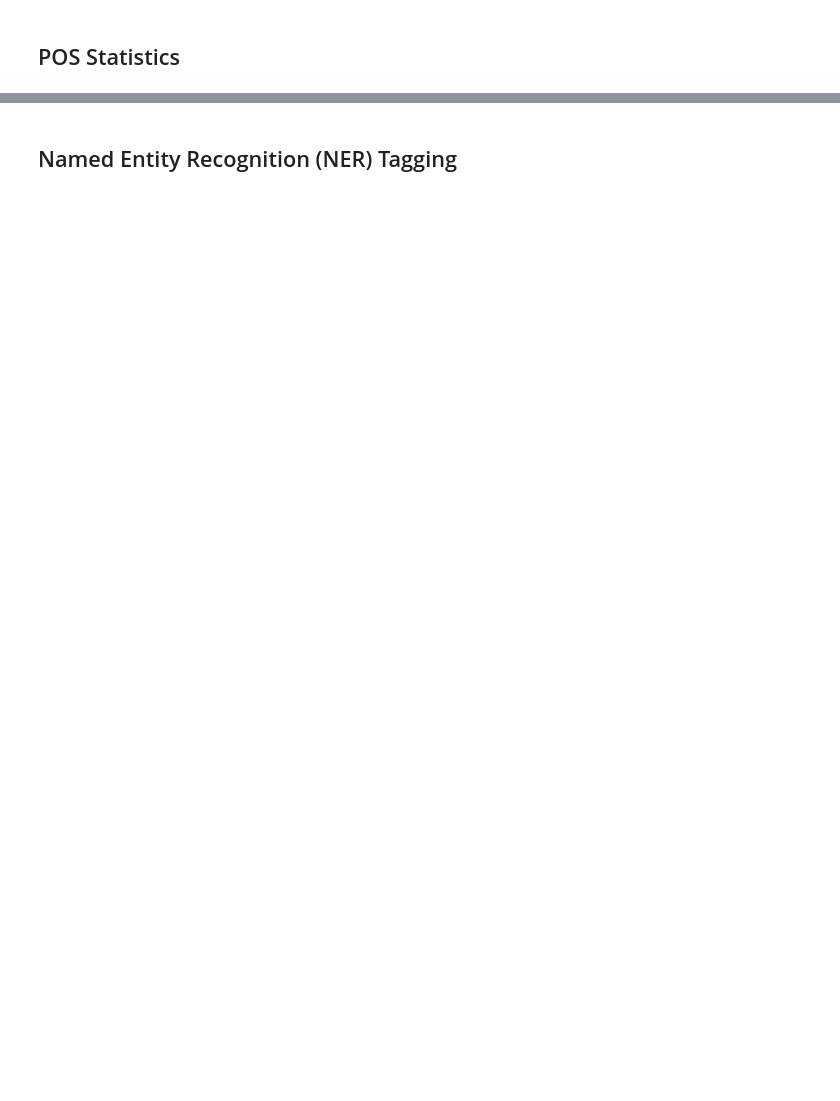
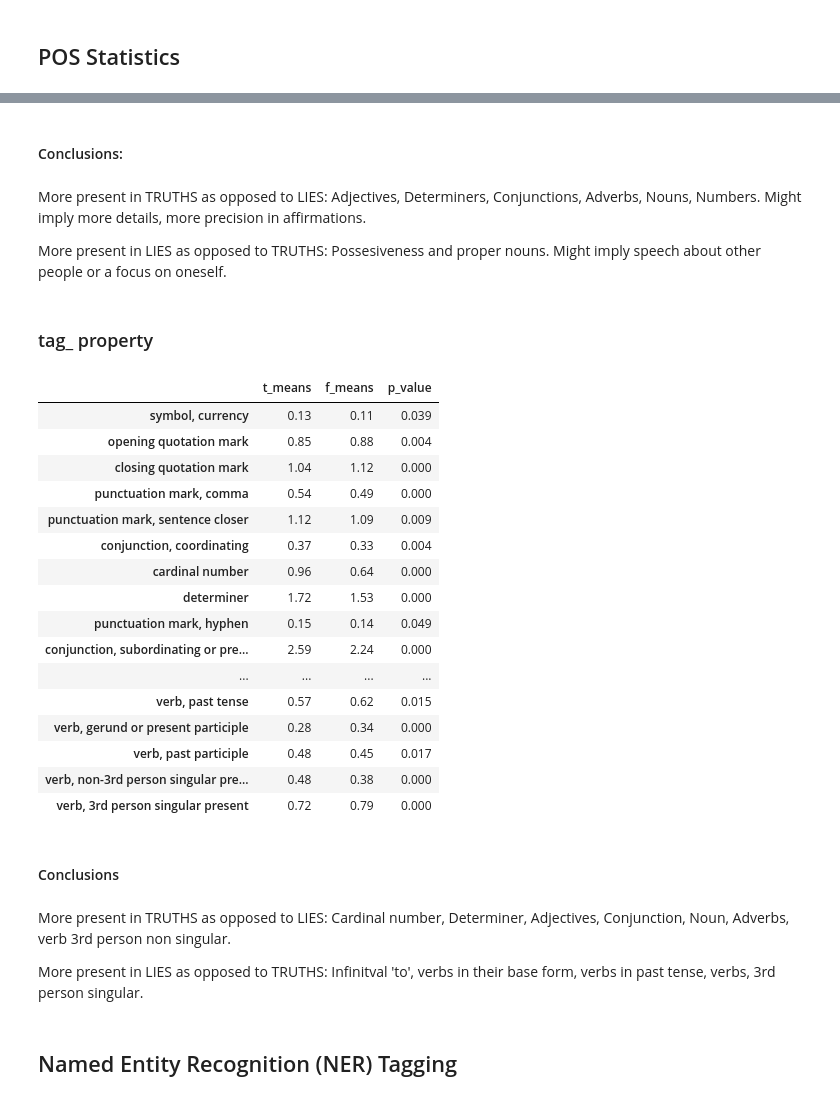
Before and after one commit to the-sergiu/TruthDetection, a Jupyter notebook: 6_AdvancedPOS_NER_SD_WC.ipynb, the cells around one changed output, grey strips where cells are left out. Cells and saved outputs as stored; diff of their text form; code cells hidden in the pictures; blank space fills up the shorter version.

```diff
--- a/6_AdvancedPOS_NER_SD_WC.ipynb
+++ b/6_AdvancedPOS_NER_SD_WC.ipynb
@@ -164,7 +169,9 @@ def tag_tagger(text):
     return tagged_text
 # %%
 # Apply the tagger on statements and store the results in a new column
-df["specific_pos_tags"] = df["statement"].apply(tag_tagger)
+# We use Swifter to parallelize operations. Should take around a few minutes (depending on number of cores)
+
+df["specific_pos_tags"] = df["statement"].swifter.apply(tag_tagger)
 # %%
 # Check that the data was transformed correctly
 df[["specific_pos_tags"]][0:5]
@@ -298,9 +308,10 @@ def dot_pos_counter(text, p):
     return pos.count(p)
 # %%
 # loop through the list of .pos_ tags and create new columns with counts for each tag
-# this takes several minutes
+# We use Swifter to parallelize operations. Should take less than 30 minutes (depending on number of cores)
+# We iterate through the 53 entries of the pos_ attribute
+
 for p in dot_pos_list:
-    # df[p] = df.statement.apply(lambda x : proper_nouns(x, p)) #this works; check if below works in 2nd run
-    df[("pos_"+mydict_pos[p])] = df["statement"].apply(lambda x : dot_pos_counter(x, p))
+    df[("pos_"+mydict_pos[p])] = df["statement"].swifter.apply(lambda x : dot_pos_counter(x, p))
 # %%
 def dot_tag_counter(text, t):
@@ -312,10 +326,11 @@ def dot_tag_counter(text, t):
     return tg.count(t)
 # %%
 # loop through the list of .tag_ tags and create new columns with counts for each tag
-# this takes several minutes
+# We use Swifter to parallelize operations. Should take about 2 hours (depending on number of cores)
+# We iterate through the 53 entries of the tag_ attribute
+
 for t in dot_tag_list:
-    # df[p] = df.statement.apply(lambda x : proper_nouns(x, p)) #this works; check if below works in 2nd run
-    df[("tag_"+mydict_tag[t])] = df.statement.apply(lambda x : dot_tag_counter(x, t))
+    df[("tag_"+str(mydict_tag[t]))] = df["statement"].swifter.apply(lambda x : dot_tag_counter(x, t))
 # %%
 # to see df in full
 pd.set_option('display.max_columns', 200)
@@ -336,8 +354,9 @@ def df_tvsf(tag_type, column_dict, index_list):
     for x in index_list:
 
         # t & f variables
-        truths = df[df['veracity'] == 1][tag_type+column_dict[x]]
-        falsehoods = df[df['veracity'] == 0][tag_type+column_dict[x]]
+
+        truths = df[df['veracity'] == 1][tag_type+str(column_dict[x])]
+        falsehoods = df[df['veracity'] == 0][tag_type+str(column_dict[x])]
 
         # means
         truths_mean = round(truths.mean(), 2)
@@ -360,3 +395,39 @@ dot_pos_df[dot_pos_df.p_value < 0.05]
+# %% [markdown]
+#### Conclusions:
+# %% [markdown]
+More present in TRUTHS as opposed to LIES: Adjectives, Determiners, Conjunctions, Adverbs, Nouns, Numbers. Might imply more details, more precision in affirmations.
+
+More present in LIES as opposed to TRUTHS: Possesiveness and proper nouns. Might imply speech about other people or a focus on oneself.
+# %% [markdown]
+### tag_ property
+# %%
+# return df with probability values that approach or are significant
+dot_pos_df = df_tvsf("tag_", mydict_tag, dot_tag_list)
+dot_pos_df[dot_pos_df.p_value < 0.05]
+# %% [output]
+|  | t_means | f_means | p_value |
+| symbol, currency | 0.13 | 0.11 | 0.039 |
+| opening quotation mark | 0.85 | 0.88 | 0.004 |
+| closing quotation mark | 1.04 | 1.12 | 0.000 |
+| punctuation mark, comma | 0.54 | 0.49 | 0.000 |
+| punctuation mark, sentence closer | 1.12 | 1.09 | 0.009 |
+| conjunction, coordinating | 0.37 | 0.33 | 0.004 |
+| cardinal number | 0.96 | 0.64 | 0.000 |
+| determiner | 1.72 | 1.53 | 0.000 |
+| punctuation mark, hyphen | 0.15 | 0.14 | 0.049 |
+| conjunction, subordinating or pre... | 2.59 | 2.24 | 0.000 |
+| ... | ... | ... | ... |
+| verb, past tense | 0.57 | 0.62 | 0.015 |
+| verb, gerund or present participle | 0.28 | 0.34 | 0.000 |
+| verb, past participle | 0.48 | 0.45 | 0.017 |
+| verb, non-3rd person singular pre... | 0.48 | 0.38 | 0.000 |
+| verb, 3rd person singular present | 0.72 | 0.79 | 0.000 |
+# %% [markdown]
+#### Conclusions
+# %% [markdown]
+More present in TRUTHS as opposed to LIES: Cardinal number, Determiner, Adjectives, Conjunction, Noun, Adverbs, verb 3rd person non singular.
+
+More present in LIES as opposed to TRUTHS: Infinitval 'to', verbs in their base form, verbs in past tense, verbs, 3rd person singular.
 # %% [markdown]
 ## Named Entity Recognition (NER) Tagging
 # %%
```
Also changed, not shown: parts of 39 cells of this notebook, 1 other file.
